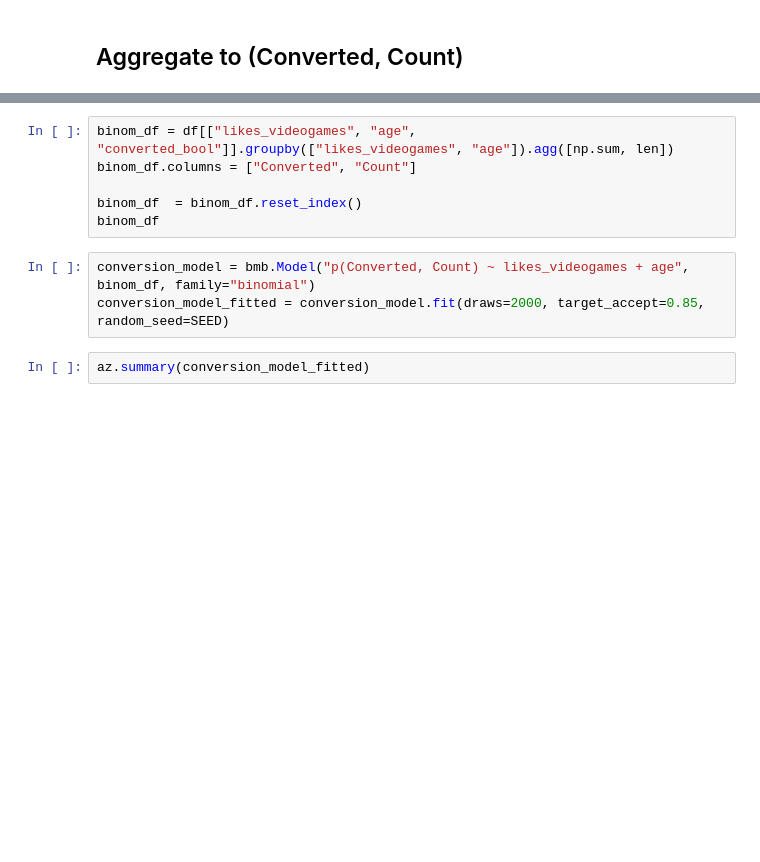
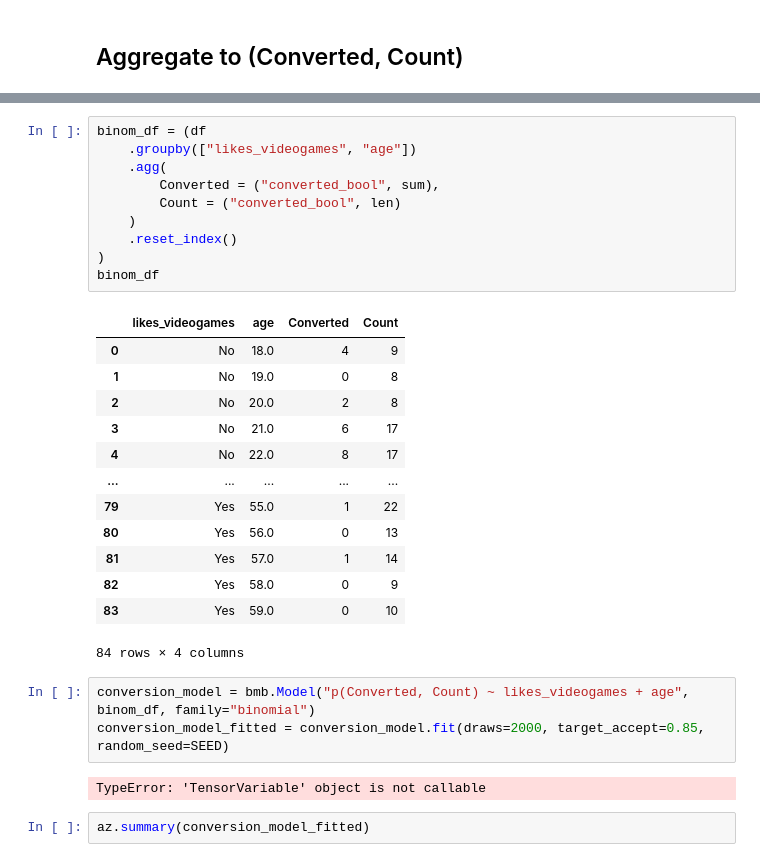
Before and after one commit to tomicapretto/etc, a Jupyter notebook: lesson_code/lesson_04.ipynb, the cells around one changed output, grey strips where cells are left out. Saved outputs shown, nothing was run; the diff lists cells and outputs as text; blank space fills up the shorter version.

```diff
--- a/lesson_code/lesson_04.ipynb
+++ b/lesson_code/lesson_04.ipynb
@@ -625,12 +903,32 @@ df
 # %%
-binom_df = df[["likes_videogames", "age", "converted_bool"]].groupby(["likes_videogames", "age"]).agg([np.sum, len])
-binom_df.columns = ["Converted", "Count"]
-
-binom_df  = binom_df.reset_index()
+binom_df = (df
+    .groupby(["likes_videogames", "age"])
+    .agg(
+        Converted = ("converted_bool", sum),
+        Count = ("converted_bool", len)
+    )
+    .reset_index()
+)
 binom_df
+# %% [output]
+|  | likes_videogames | age | Converted | Count |
+| 0 | No | 18.0 | 4 | 9 |
+| 1 | No | 19.0 | 0 | 8 |
+| 2 | No | 20.0 | 2 | 8 |
+| 3 | No | 21.0 | 6 | 17 |
+| 4 | No | 22.0 | 8 | 17 |
+| ... | ... | ... | ... | ... |
+| 79 | Yes | 55.0 | 1 | 22 |
+| 80 | Yes | 56.0 | 0 | 13 |
+| 81 | Yes | 57.0 | 1 | 14 |
+| 82 | Yes | 58.0 | 0 | 9 |
+| 83 | Yes | 59.0 | 0 | 10 |
+84 rows × 4 columns
 # %%
 conversion_model = bmb.Model("p(Converted, Count) ~ likes_videogames + age", binom_df, family="binomial")
 conversion_model_fitted = conversion_model.fit(draws=2000, target_accept=0.85, random_seed=SEED)
+# %% [output]
+TypeError: 'TensorVariable' object is not callable
 # %%
 az.summary(conversion_model_fitted)
 # %%
```
Also changed, not shown: parts of 47 cells of this notebook.
